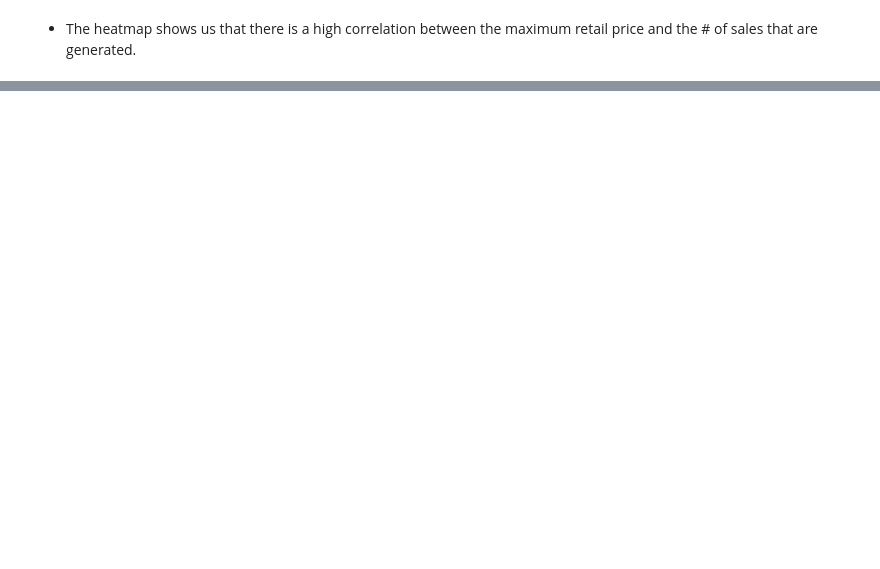
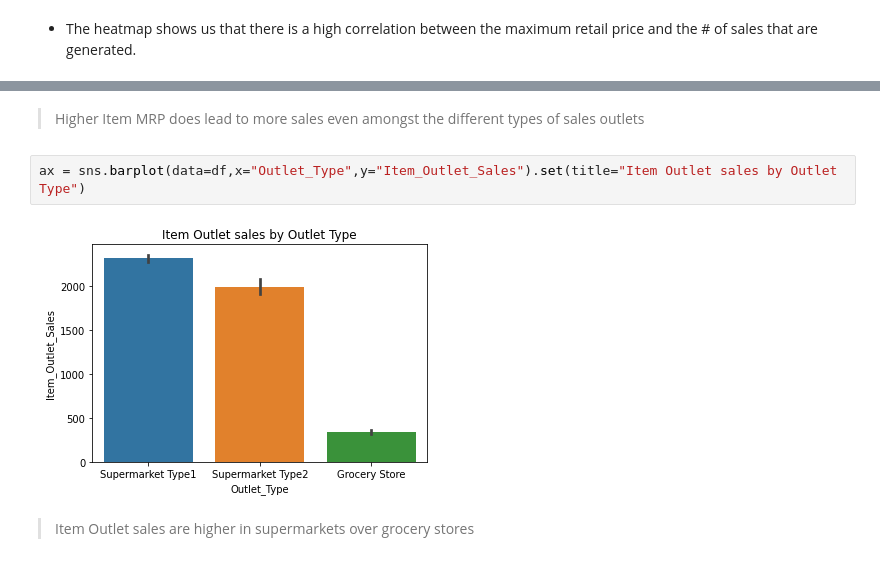
Before and after one commit to robertramos89/CD-DS-1-24-22, a Jupyter notebook: PortfolioProject1.ipynb, the cells around one changed output, grey strips where cells are left out. Saved outputs shown, nothing was run; the diff lists cells and outputs as text; blank space fills up the shorter version.

```diff
--- a/PortfolioProject1.ipynb
+++ b/PortfolioProject1.ipynb
@@ -382,0 +393,8 @@ sns.heatmap(corr,cmap="Greens",annot=True)
+# %% [markdown]
+> Higher Item MRP does lead to more sales even amongst the different types of sales outlets
+# %%
+ax = sns.barplot(data=df,x="Outlet_Type",y="Item_Outlet_Sales").set(title="Item Outlet sales by Outlet Type")
+# %% [output]
+[figure, added]
+# %% [markdown]
+> Item Outlet sales are higher in supermarkets over grocery stores
```
Also changed, not shown: parts of 6 cells of this notebook.
